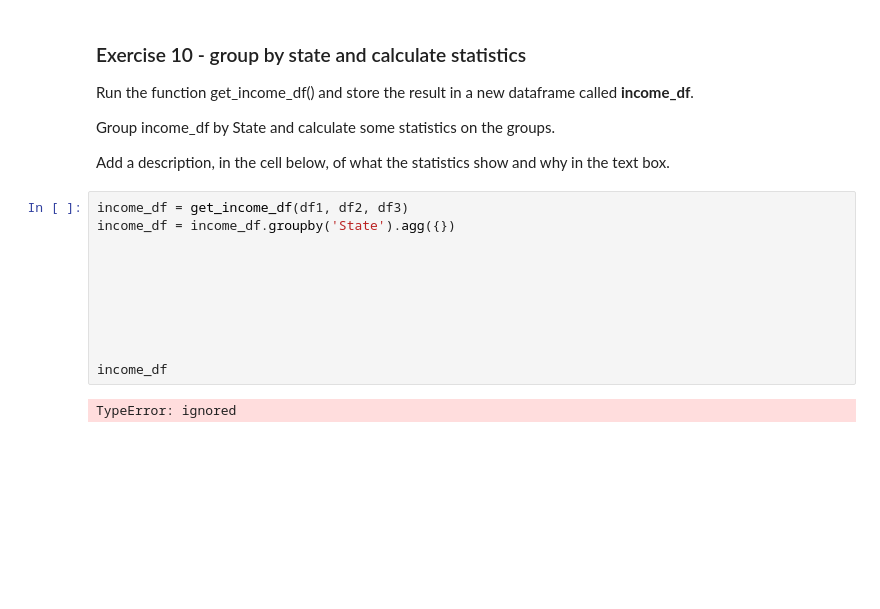
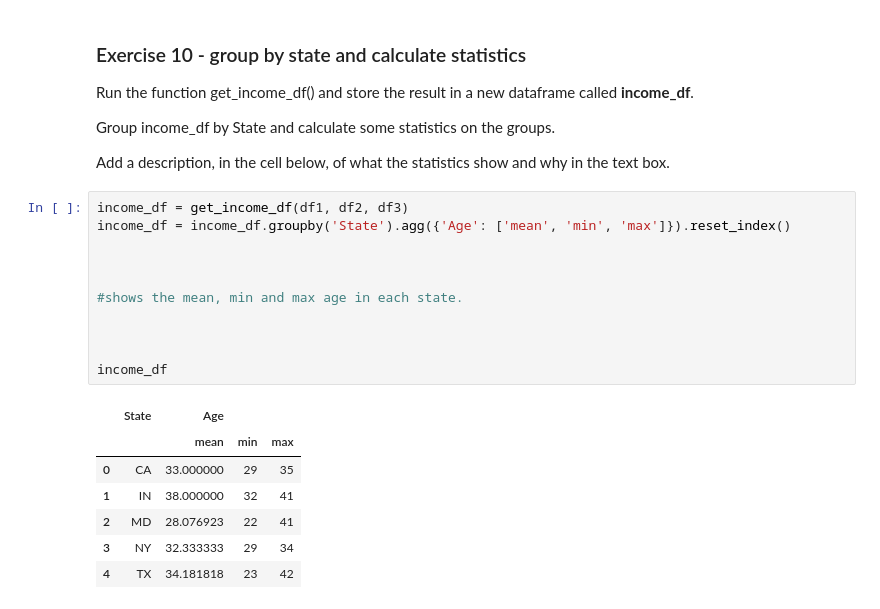
Before and after one commit to Jojomaque/DataScience, a Jupyter notebook: JojoWrangle_the_data.ipynb, the cells around one changed output. Drawn from its saved outputs; the diff is of its cells as text; blank space fills up the shorter version.

```diff
--- a/JojoWrangle_the_data.ipynb
+++ b/JojoWrangle_the_data.ipynb
@@ -420,14 +420,20 @@ Group income_df by State and calculate some statistics on the groups.
 Add a description, in the cell below, of what the statistics show and why in the text box.
 # %%
 income_df = get_income_df(df1, df2, df3)
-income_df = income_df.groupby('State').agg({})
+income_df = income_df.groupby('State').agg({'Age': ['mean', 'min', 'max']}).reset_index()
 
 
 
-
+#shows the mean, min and max age in each state.
 
 
 
 income_df
 # %% [output]
-TypeError: ignored
+|  | State | Age |  |  |
+|  |  | mean | min | max |
+| 0 | CA | 33.000000 | 29 | 35 |
+| 1 | IN | 38.000000 | 32 | 41 |
+| 2 | MD | 28.076923 | 22 | 41 |
+| 3 | NY | 32.333333 | 29 | 34 |
+| 4 | TX | 34.181818 | 23 | 42 |
```
